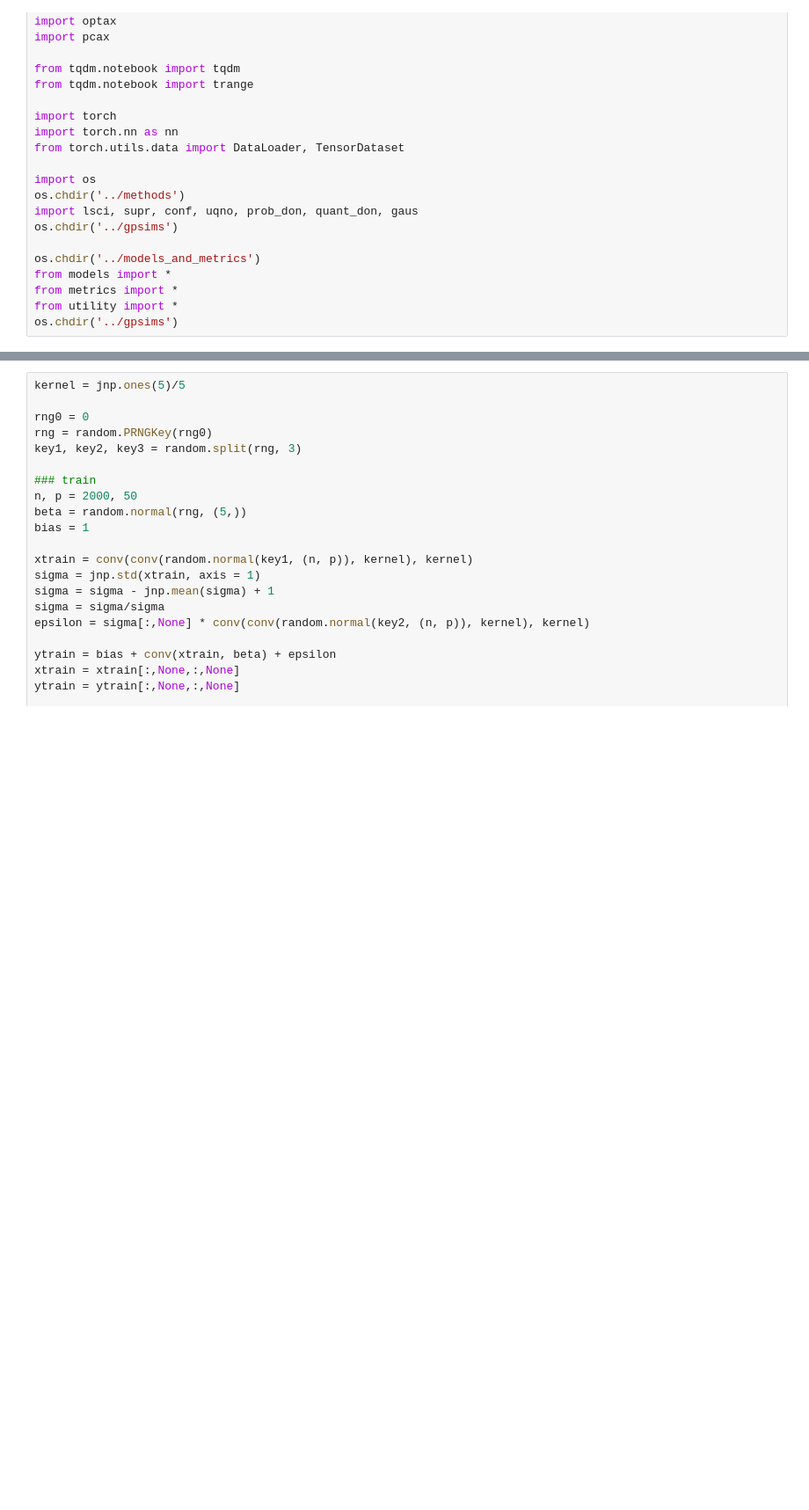
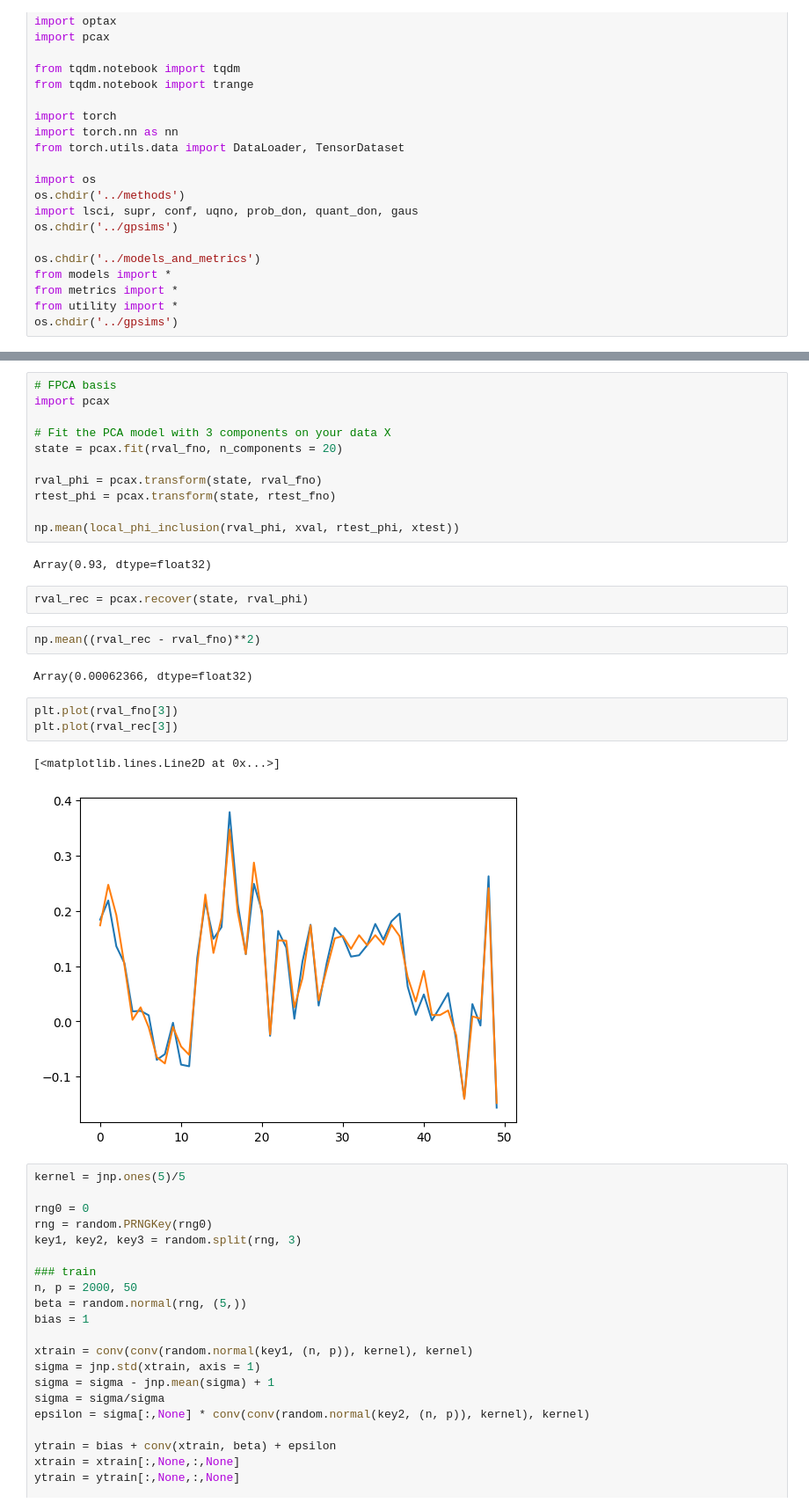
Before and after one commit to trevor-harris/LSCI, a Jupyter notebook: gpsims/gp1d_dev4.ipynb, the cells around one changed output, grey strips where cells are left out. Shown at 88% size. Saved outputs shown, nothing was run; the diff lists cells and outputs as text; blank space fills up the shorter version.

```diff
--- a/gpsims/gp1d_dev4.ipynb
+++ b/gpsims/gp1d_dev4.ipynb
@@ -126,3 +297,28 @@ Array(0.9049051, dtype=float32)
+# %%
+# FPCA basis
+import pcax
+
+# Fit the PCA model with 3 components on your data X
+state = pcax.fit(rval_fno, n_components = 20)
+
+rval_phi = pcax.transform(state, rval_fno)
+rtest_phi = pcax.transform(state, rtest_fno)
+
+np.mean(local_phi_inclusion(rval_phi, xval, rtest_phi, xtest))
+# %% [output]
+Array(0.93, dtype=float32)
+# %%
+rval_rec = pcax.recover(state, rval_phi)
+# %%
+np.mean((rval_rec - rval_fno)**2)
+# %% [output]
+Array(0.00062366, dtype=float32)
+# %%
+plt.plot(rval_fno[3])
+plt.plot(rval_rec[3])
+# %% [output]
+[<matplotlib.lines.Line2D at 0x...>]
+[figure, added]
 # %%
 kernel = jnp.ones(5)/5
 
```
Also changed, not shown: parts of 41 cells of this notebook, 3 other files.
